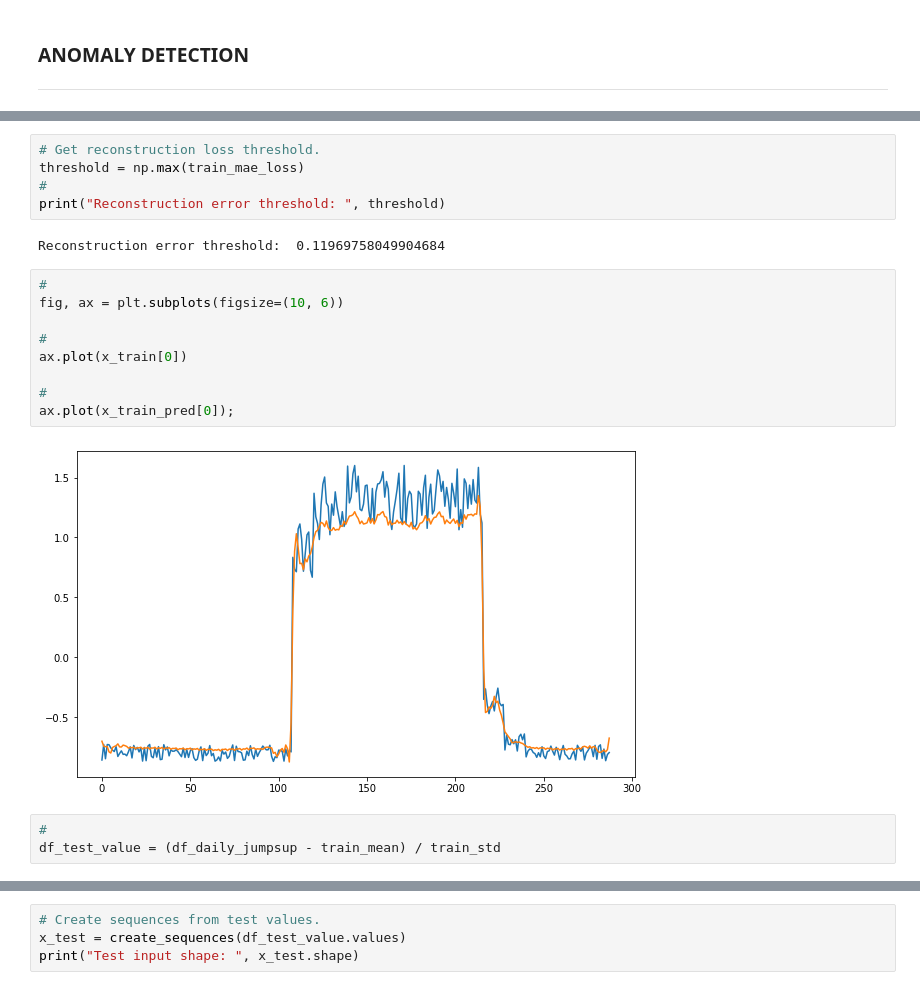
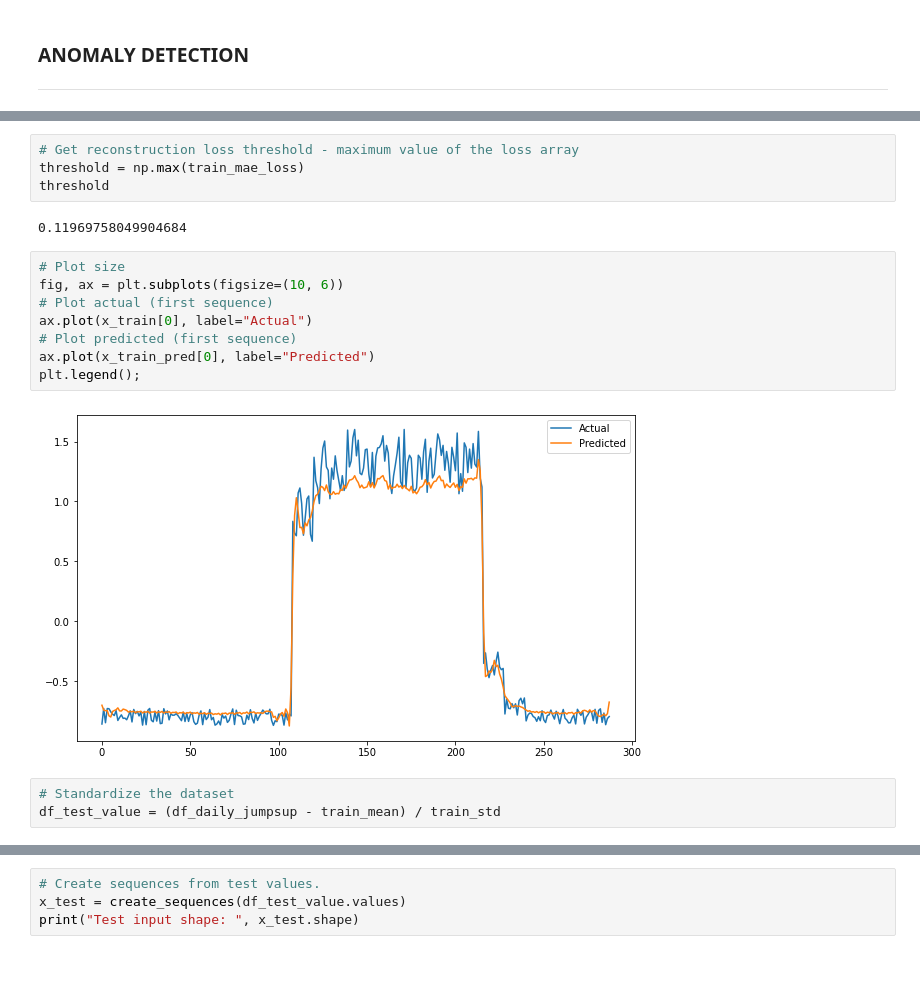
Before and after one commit to AnteDujic/MLS---Assesment, a Jupyter notebook: Practicals/05 - anomaly_detection.ipynb, the cells around one changed output, grey strips where cells are left out. Cells and saved outputs as stored; diff of their text form.

```diff
--- a/Practicals/05 - anomaly_detection.ipynb
+++ b/Practicals/05 - anomaly_detection.ipynb
@@ -589,24 +585,22 @@ ax.set_ylabel("No of samples");
 # %% [output]
 [figure]
 # %%
-# Get reconstruction loss threshold.
+# Get reconstruction loss threshold - maximum value of the loss array
 threshold = np.max(train_mae_loss)
-#
-print("Reconstruction error threshold: ", threshold)
+threshold
 # %% [output]
-Reconstruction error threshold:  0.11969758049904684
+0.11969758049904684
 # %%
-#
+# Plot size
 fig, ax = plt.subplots(figsize=(10, 6))
-
-#
-ax.plot(x_train[0])
-
-#
-ax.plot(x_train_pred[0]);
+# Plot actual (first sequence)
+ax.plot(x_train[0], label="Actual")
+# Plot predicted (first sequence)
+ax.plot(x_train_pred[0], label="Predicted")
+plt.legend();
 # %% [output]
-[figure, old version]
+[figure, new version]
 # %%
-#
+# Standardize the dataset
 df_test_value = (df_daily_jumpsup - train_mean) / train_std
 # %%
```
Also changed, not shown: parts of 14 cells of this notebook.
